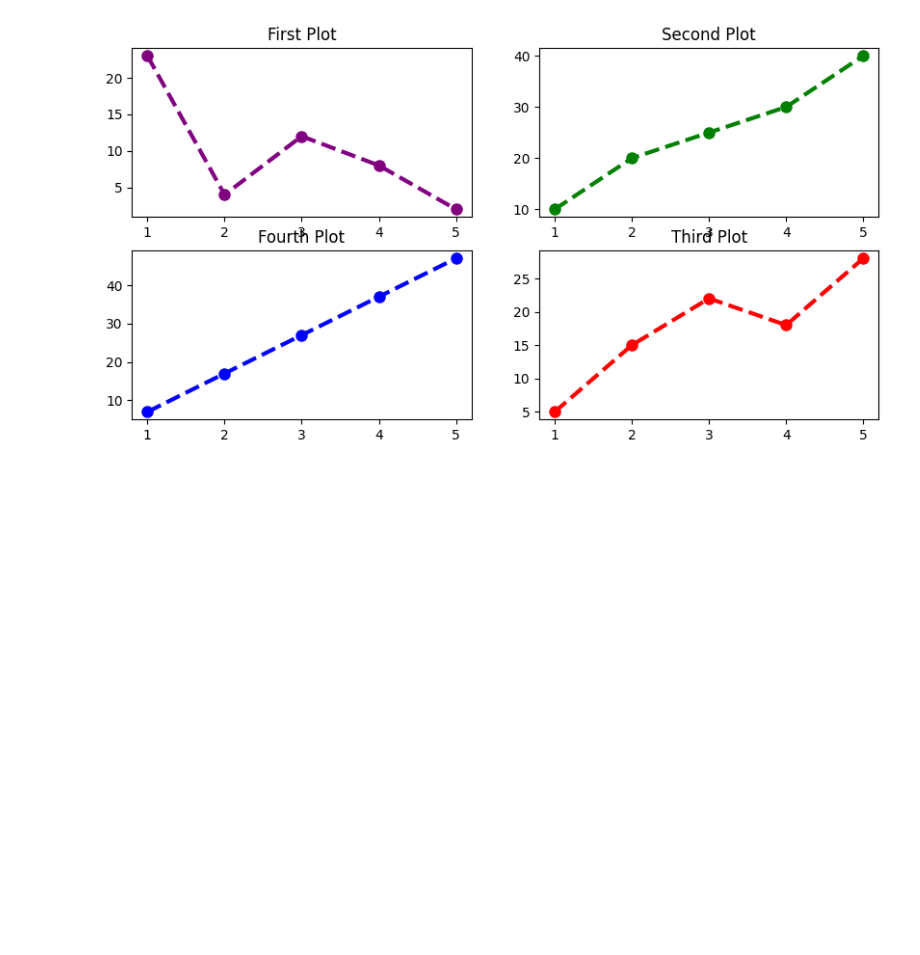
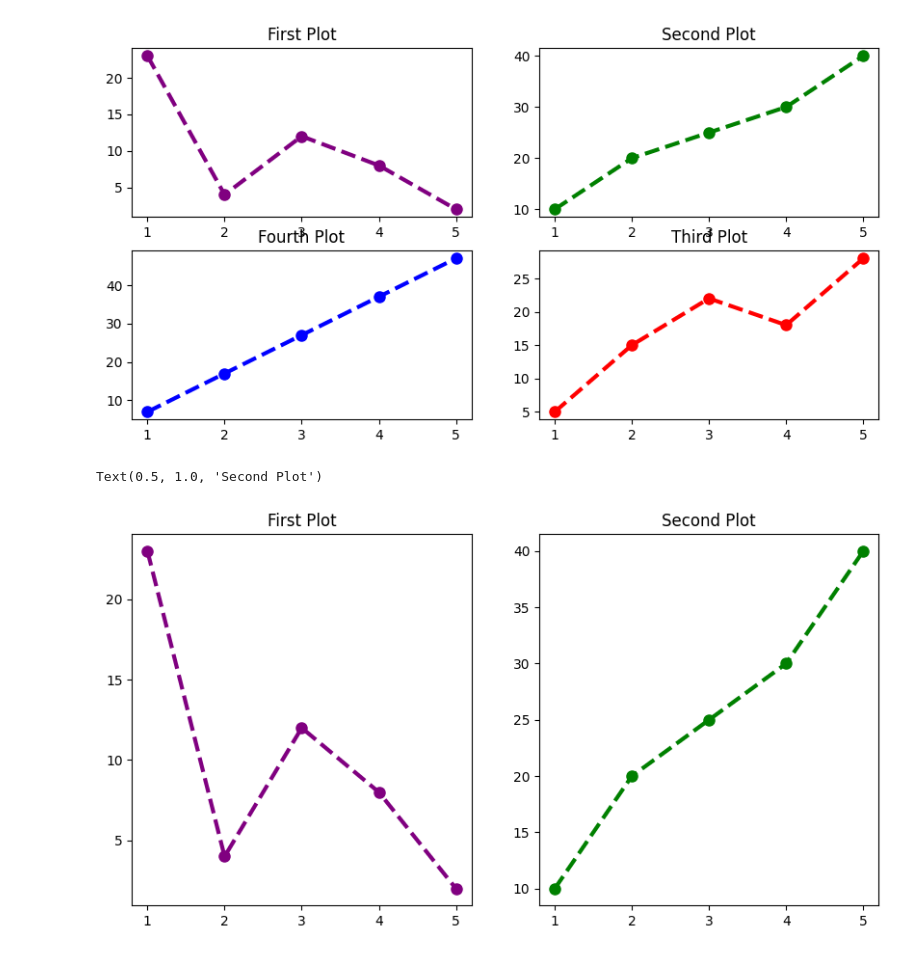
Before and after one commit to masumb2k2/Python-for-Generative-AI, a Jupyter notebook: Data Analysis with Python/matplotlib.ipynb, the cells around one changed output. Cells and saved outputs as stored; diff of their text form; code cells hidden in the pictures; blank space fills up the shorter version.

```diff
--- a/Data Analysis with Python/matplotlib.ipynb
+++ b/Data Analysis with Python/matplotlib.ipynb
@@ -69,3 +69,21 @@ plt.title("Fourth Plot")
 # %% [output]
 Text(0.5, 1.0, 'Fourth Plot')
 [figure]
+# %%
+# multiple plots in one figure
+x=[1,2,3,4,5]
+y1=[23,4,12,8,2]
+y2=[10,20,25,30,40]
+
+plt.figure(figsize=(10,5))
+
+plt.subplot(1,2,1) # row 2  column 2  plot 1
+plt.plot(x,y1,color='purple',marker='o',linestyle='--',linewidth=3,markersize=8)
+plt.title("First Plot")
+
+plt.subplot(1,2,2)
+plt.plot(x,y2,color='green',marker='o',linestyle='--',linewidth=3,markersize=8)
+plt.title("Second Plot")
+# %% [output]
+Text(0.5, 1.0, 'Second Plot')
+[figure, added]
```
